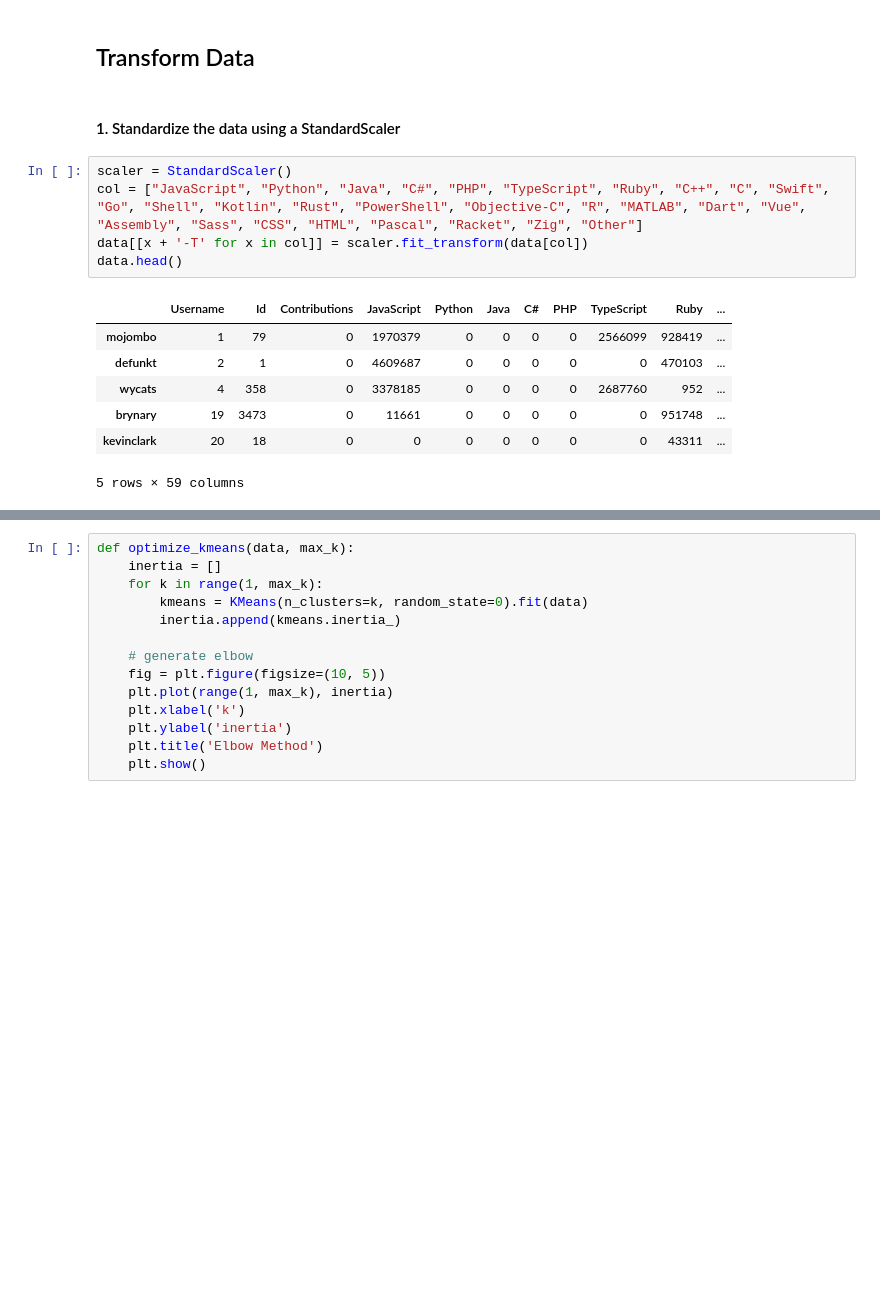
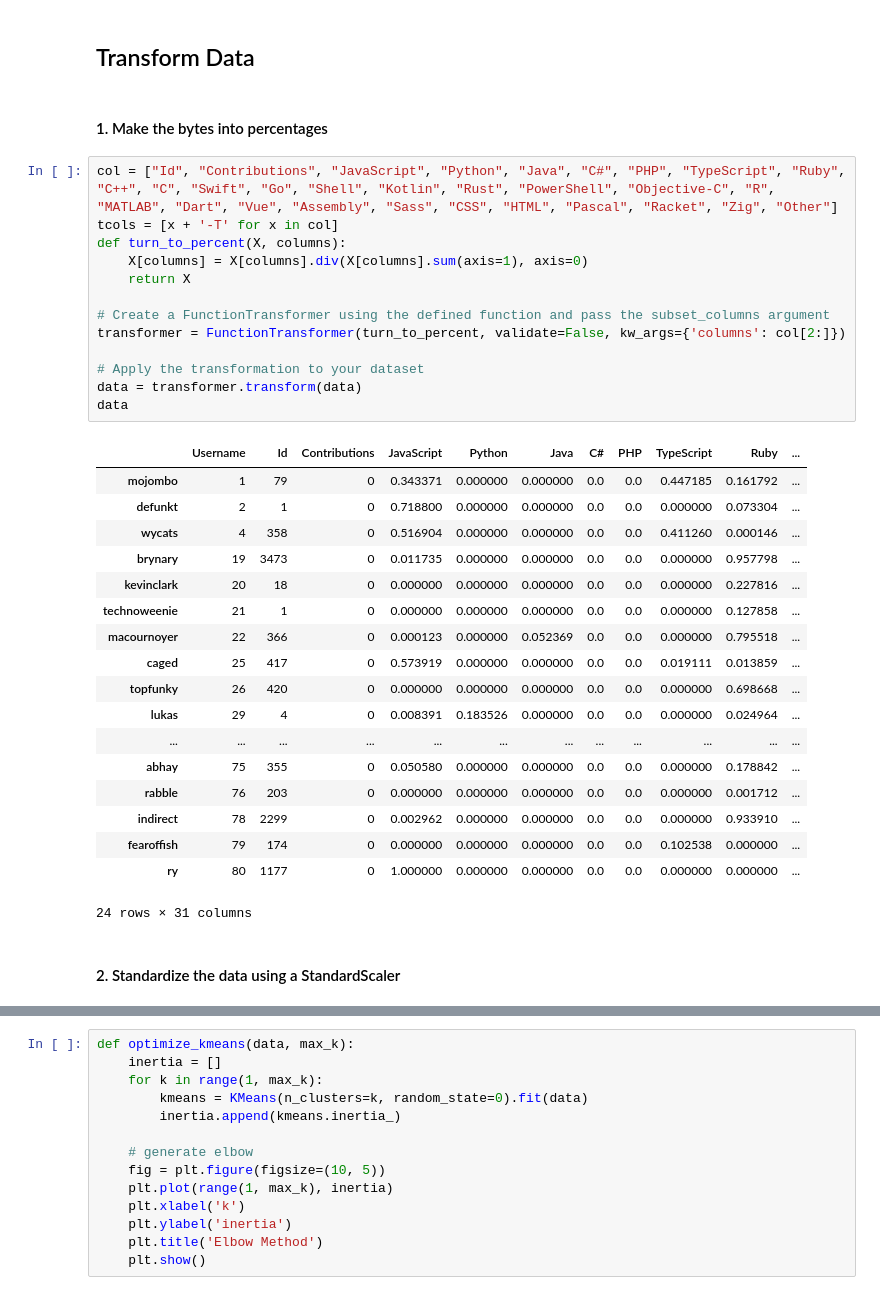
Before and after one commit to yanziguoo/matchmadeintech, a Jupyter notebook: backend/scripts/train_model.ipynb, the cells around one changed output, grey strips where cells are left out. Saved outputs shown, nothing was run; the diff lists cells and outputs as text; blank space fills up the shorter version.

```diff
--- a/backend/scripts/train_model.ipynb
+++ b/backend/scripts/train_model.ipynb
@@ -55,17 +56,38 @@ memory usage: 34.8+ KB
 # %% [markdown]
 ## Transform Data
+# %% [markdown]
+#### 1. Make the bytes into percentages
+# %%
+col = ["Id", "Contributions", "JavaScript", "Python", "Java", "C#", "PHP", "TypeScript", "Ruby", "C++", "C", "Swift", "Go", "Shell", "Kotlin", "Rust", "PowerShell", "Objective-C", "R", "MATLAB", "Dart", "Vue", "Assembly", "Sass", "CSS", "HTML", "Pascal", "Racket", "Zig", "Other"]
+tcols = [x + '-T' for x in col]
+def turn_to_percent(X, columns):
+    X[columns] = X[columns].div(X[columns].sum(axis=1), axis=0)
+    return X
+
+# Create a FunctionTransformer using the defined function and pass the subset_columns argument
+transformer = FunctionTransformer(turn_to_percent, validate=False, kw_args={'columns': col[2:]})
+
+# Apply the transformation to your dataset
+data = transformer.transform(data)
+data
+# %% [output]
+|  | Username | Id | Contributions | JavaScript | Python | Java | C# | PHP | TypeScript | Ruby | ... |
+| mojombo | 1 | 79 | 0 | 0.343371 | 0.000000 | 0.000000 | 0.0 | 0.0 | 0.447185 | 0.161792 | ... |
+| defunkt | 2 | 1 | 0 | 0.718800 | 0.000000 | 0.000000 | 0.0 | 0.0 | 0.000000 | 0.073304 | ... |
+| wycats | 4 | 358 | 0 | 0.516904 | 0.000000 | 0.000000 | 0.0 | 0.0 | 0.411260 | 0.000146 | ... |
+| brynary | 19 | 3473 | 0 | 0.011735 | 0.000000 | 0.000000 | 0.0 | 0.0 | 0.000000 | 0.957798 | ... |
+| kevinclark | 20 | 18 | 0 | 0.000000 | 0.000000 | 0.000000 | 0.0 | 0.0 | 0.000000 | 0.227816 | ... |
+| technoweenie | 21 | 1 | 0 | 0.000000 | 0.000000 | 0.000000 | 0.0 | 0.0 | 0.000000 | 0.127858 | ... |
+| macournoyer | 22 | 366 | 0 | 0.000123 | 0.000000 | 0.052369 | 0.0 | 0.0 | 0.000000 | 0.795518 | ... |
+| caged | 25 | 417 | 0 | 0.573919 | 0.000000 | 0.000000 | 0.0 | 0.0 | 0.019111 | 0.013859 | ... |
+| topfunky | 26 | 420 | 0 | 0.000000 | 0.000000 | 0.000000 | 0.0 | 0.0 | 0.000000 | 0.698668 | ... |
+| lukas | 29 | 4 | 0 | 0.008391 | 0.183526 | 0.000000 | 0.0 | 0.0 | 0.000000 | 0.024964 | ... |
+| ... | ... | ... | ... | ... | ... | ... | ... | ... | ... | ... | ... |
+| abhay | 75 | 355 | 0 | 0.050580 | 0.000000 | 0.000000 | 0.0 | 0.0 | 0.000000 | 0.178842 | ... |
+| rabble | 76 | 203 | 0 | 0.000000 | 0.000000 | 0.000000 | 0.0 | 0.0 | 0.000000 | 0.001712 | ... |
+| indirect | 78 | 2299 | 0 | 0.002962 | 0.000000 | 0.000000 | 0.0 | 0.0 | 0.000000 | 0.933910 | ... |
+| fearoffish | 79 | 174 | 0 | 0.000000 | 0.000000 | 0.000000 | 0.0 | 0.0 | 0.102538 | 0.000000 | ... |
+| ry | 80 | 1177 | 0 | 1.000000 | 0.000000 | 0.000000 | 0.0 | 0.0 | 0.000000 | 0.000000 | ... |
+24 rows × 31 columns
 # %% [markdown]
-#### 1. Standardize the data using a StandardScaler
+#### 2. Standardize the data using a StandardScaler
-# %%
-scaler = StandardScaler()
-col = ["JavaScript", "Python", "Java", "C#", "PHP", "TypeScript", "Ruby", "C++", "C", "Swift", "Go", "Shell", "Kotlin", "Rust", "PowerShell", "Objective-C", "R", "MATLAB", "Dart", "Vue", "Assembly", "Sass", "CSS", "HTML", "Pascal", "Racket", "Zig", "Other"]
-data[[x + '-T' for x in col]] = scaler.fit_transform(data[col])
-data.head()
-# %% [output]
-|  | Username | Id | Contributions | JavaScript | Python | Java | C# | PHP | TypeScript | Ruby | ... |
-| mojombo | 1 | 79 | 0 | 1970379 | 0 | 0 | 0 | 0 | 2566099 | 928419 | ... |
-| defunkt | 2 | 1 | 0 | 4609687 | 0 | 0 | 0 | 0 | 0 | 470103 | ... |
-| wycats | 4 | 358 | 0 | 3378185 | 0 | 0 | 0 | 0 | 2687760 | 952 | ... |
-| brynary | 19 | 3473 | 0 | 11661 | 0 | 0 | 0 | 0 | 0 | 951748 | ... |
-| kevinclark | 20 | 18 | 0 | 0 | 0 | 0 | 0 | 0 | 0 | 43311 | ... |
-5 rows × 59 columns
```
Also changed, not shown: parts of 9 cells of this notebook, 3 other files.
